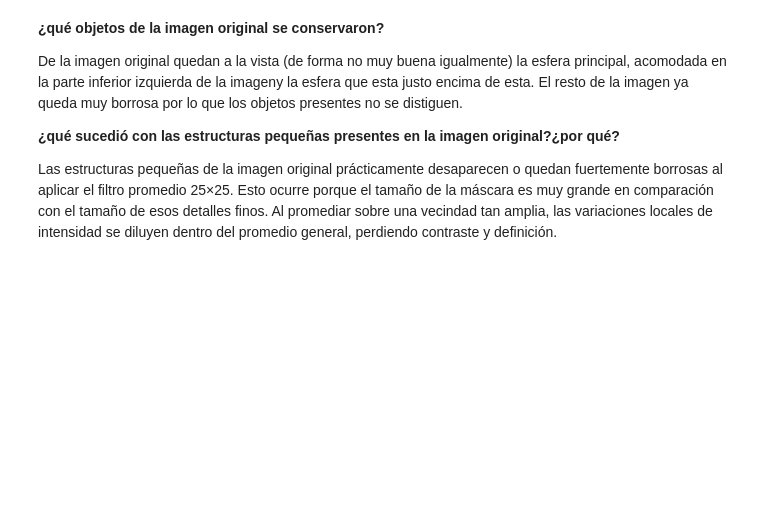
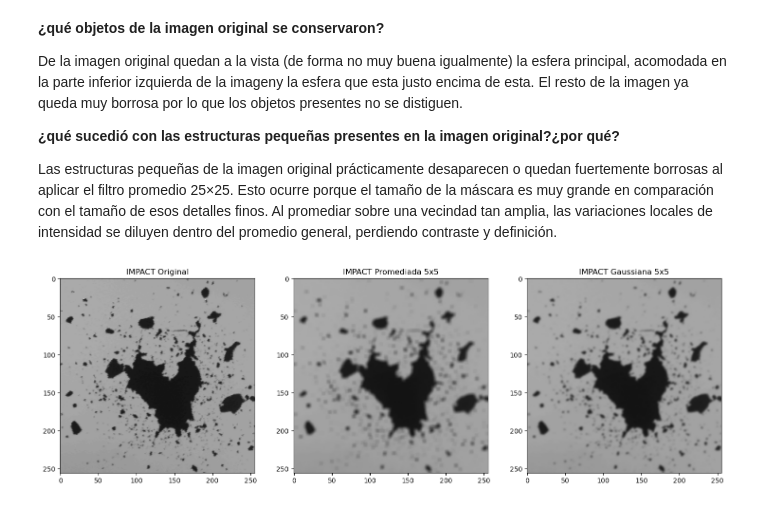
Before and after one commit to ImagenesYVision/Taller5, a Jupyter notebook: Taller5.ipynb, the cells around one changed output. Saved outputs shown, nothing was run; the diff lists cells and outputs as text; code cells hidden in the pictures; blank space fills up the shorter version.

```diff
--- a/Taller5.ipynb
+++ b/Taller5.ipynb
@@ -177,3 +178,23 @@ De la imagen original quedan a la vista (de forma no muy buena igualmente) la es
 **¿qué sucedió con las estructuras pequeñas presentes en la imagen original?¿por qué?**
 
 Las estructuras pequeñas de la imagen original prácticamente desaparecen o quedan fuertemente borrosas al aplicar el filtro promedio 25×25. Esto ocurre porque el tamaño de la máscara es muy grande en comparación con el tamaño de esos detalles finos. Al promediar sobre una vecindad tan amplia, las variaciones locales de intensidad se diluyen dentro del promedio general, perdiendo contraste y definición.
+# %%
+impact = cv2.imread("images/IMPACT.png", cv2.IMREAD_GRAYSCALE)
+
+# Promedio con 5x5
+impact_prom = mean(impact, footprint_rectangle((5,5)))
+
+# Gaussiano con mascara de 5x5
+impact_gauss = cv2.GaussianBlur(impact, (5,5), 0)
+
+# Visualización de los resultados
+fig, ax = plt.subplots(1,3, figsize=(18, 6))
+ax[0].imshow(impact, cmap='gray', vmin=0, vmax=255)
+ax[0].set_title('IMPACT Original')
+ax[1].imshow(impact_prom, cmap='gray', vmin=0, vmax=255)
+ax[1].set_title('IMPACT Promediada 5x5')
+ax[2].imshow(impact_gauss, cmap='gray', vmin=0, vmax=255)
+ax[2].set_title('IMPACT Gaussiana 5x5')
+plt.show()
+# %% [output]
+[figure, added]
```
Also changed, not shown: parts of 1 cell of this notebook.
